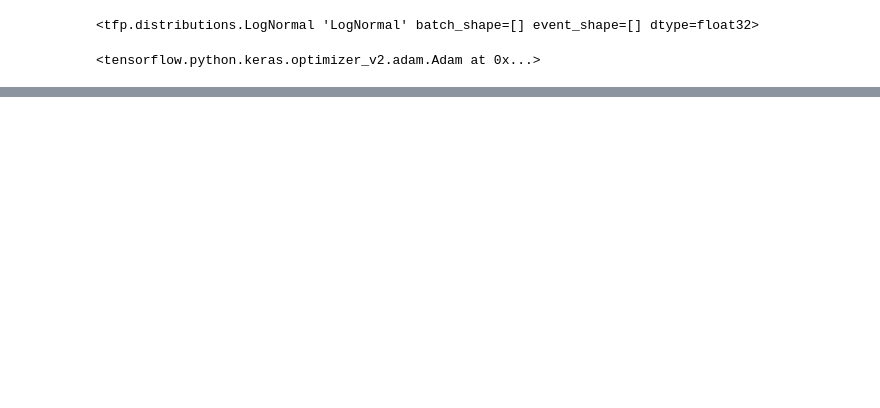
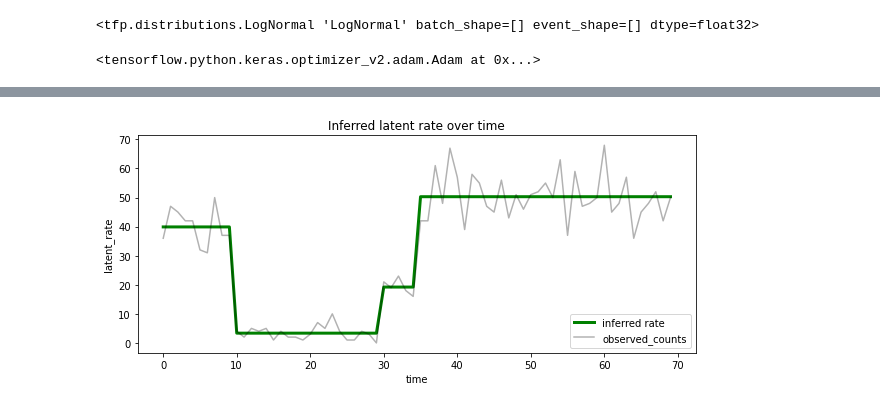
Before and after one commit to hnryjmes/tfp-multiple-changepoint-detection, a Jupyter notebook: tfp_multiple_changepoint_detection.ipynb, the cells around one changed output, grey strips where cells are left out. Saved outputs shown, nothing was run; the diff lists cells and outputs as text; code cells hidden in the pictures; blank space fills up the shorter version.

```diff
--- a/tfp_multiple_changepoint_detection.ipynb
+++ b/tfp_multiple_changepoint_detection.ipynb
@@ -131,0 +191,3 @@ True rates: [50, 3, 20, 50]
+# %%
+most_probable_states = np.argmax(posterior_probs, axis=1)
+most_probable_states
@@ -131,0 +199,3 @@ True rates: [50, 3, 20, 50]
+# %%
+most_probable_rates = rates[most_probable_states]
+most_probable_rates
@@ -131,0 +218,11 @@ True rates: [50, 3, 20, 50]
+# %%
+fig = plt.figure(figsize=(10, 4))
+ax = fig.add_subplot(1, 1, 1)
+ax.plot(most_probable_rates, c='green', lw=3, label='inferred rate')
+ax.plot(observed_counts, c='black', alpha=0.3, label='observed_counts')
+ax.set_ylabel('latent_rate')
+ax.set_xlabel('time')
+ax.set_title('Inferred latent rate over time')
+ax.legend(loc=4);
+# %% [output]
+[figure, added]
```
Also changed, not shown: parts of 11 cells of this notebook.
